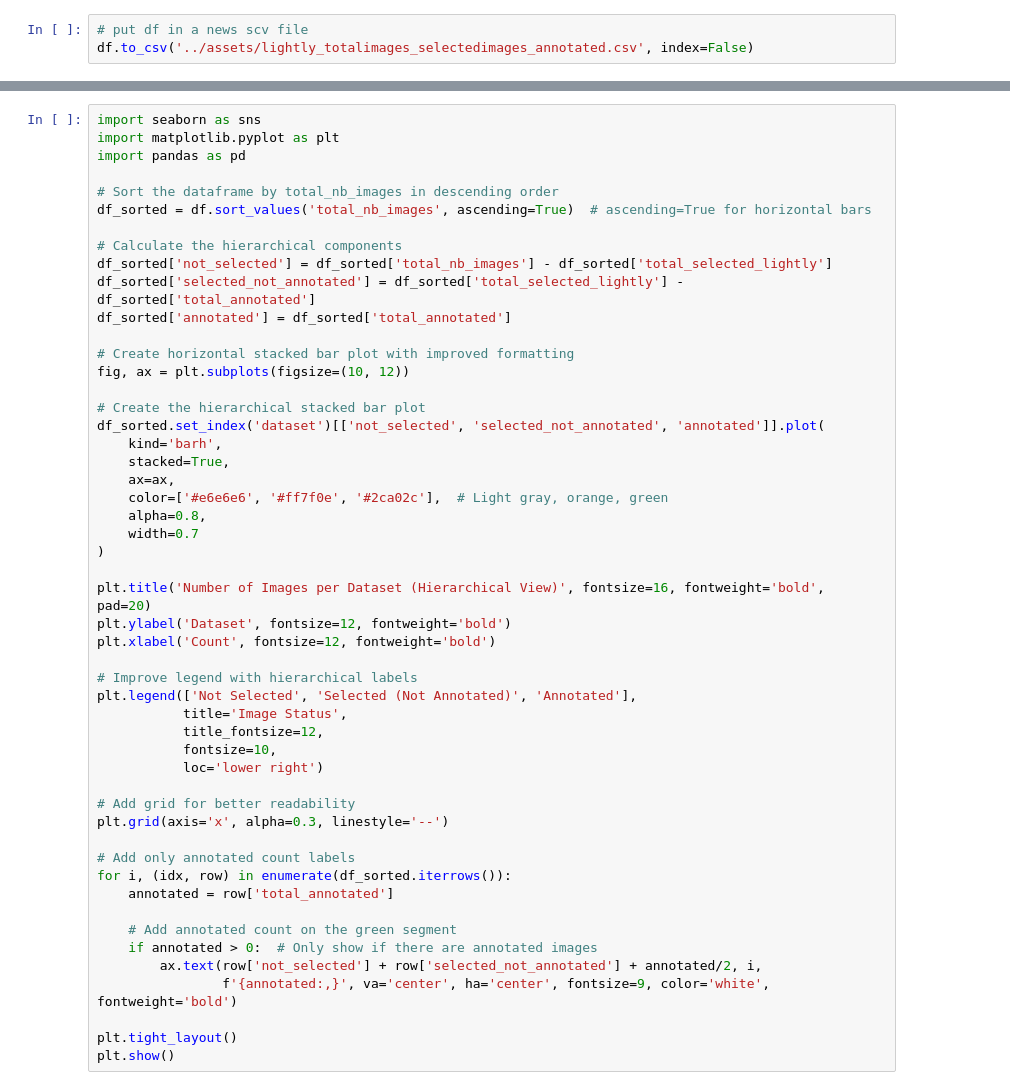
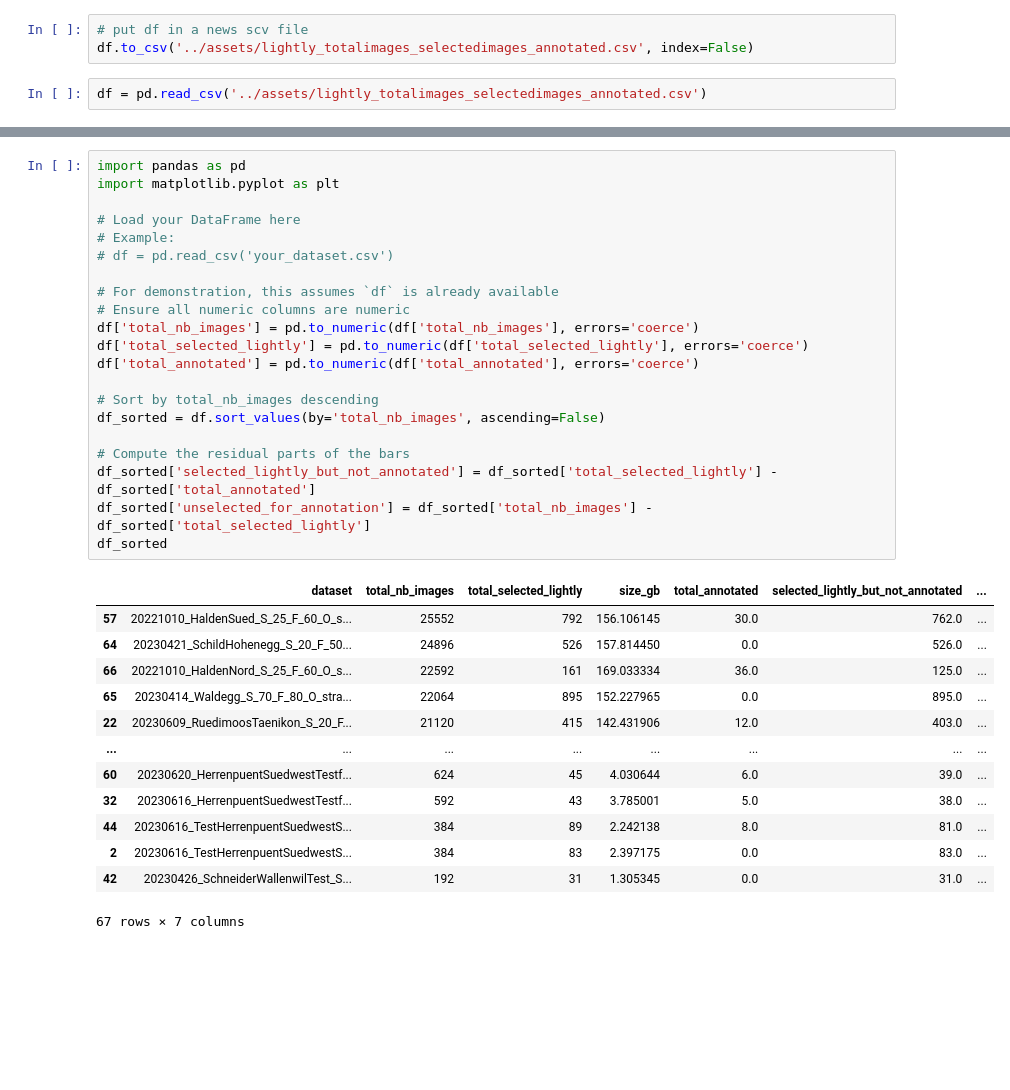
Before and after one commit to agroscope-ch/Rumex, a Jupyter notebook: notebooks/EDA0.ipynb, the cells around one changed output, grey strips where cells are left out. Cells and saved outputs as stored; diff of their text form; blank space fills up the shorter version.

```diff
--- a/notebooks/EDA0.ipynb
+++ b/notebooks/EDA0.ipynb
@@ -113,3 +172,5 @@ np.sum(df['total_annotated'])
 # %%
 # put df in a news scv file
 df.to_csv('../assets/lightly_totalimages_selectedimages_annotated.csv', index=False)
+# %%
+df = pd.read_csv('../assets/lightly_totalimages_selectedimages_annotated.csv')
@@ -116,51 +193,35 @@ df.to_csv('../assets/lightly_totalimages_selectedimages_annotated.csv', index=Fa
 # %%
-import seaborn as sns
+import pandas as pd
 import matplotlib.pyplot as plt
-import pandas as pd
 
-# Sort the dataframe by total_nb_images in descending order
-df_sorted = df.sort_values('total_nb_images', ascending=True)  # ascending=True for horizontal bars
+# Load your DataFrame here
+# Example:
+# df = pd.read_csv('your_dataset.csv')
 
-# Calculate the hierarchical components
-df_sorted['not_selected'] = df_sorted['total_nb_images'] - df_sorted['total_selected_lightly']
-df_sorted['selected_not_annotated'] = df_sorted['total_selected_lightly'] - df_sorted['total_annotated']
-df_sorted['annotated'] = df_sorted['total_annotated']
+# For demonstration, this assumes `df` is already available
+# Ensure all numeric columns are numeric
+df['total_nb_images'] = pd.to_numeric(df['total_nb_images'], errors='coerce')
+df['total_selected_lightly'] = pd.to_numeric(df['total_selected_lightly'], errors='coerce')
+df['total_annotated'] = pd.to_numeric(df['total_annotated'], errors='coerce')
 
-# Create horizontal stacked bar plot with improved formatting
-fig, ax = plt.subplots(figsize=(10, 12))
+# Sort by total_nb_images descending
+df_sorted = df.sort_values(by='total_nb_images', ascending=False)
 
-# Create the hierarchical stacked bar plot
-df_sorted.set_index('dataset')[['not_selected', 'selected_not_annotated', 'annotated']].plot(
-    kind='barh',
-    stacked=True,
-    ax=ax,
-    color=['#e6e6e6', '#ff7f0e', '#2ca02c'],  # Light gray, orange, green
-    alpha=0.8,
-    width=0.7
-)
-
-plt.title('Number of Images per Dataset (Hierarchical View)', fontsize=16, fontweight='bold', pad=20)
-plt.ylabel('Dataset', fontsize=12, fontweight='bold')
-plt.xlabel('Count', fontsize=12, fontweight='bold')
-
-# Improve legend with hierarchical labels
-plt.legend(['Not Selected', 'Selected (Not Annotated)', 'Annotated'],
-           title='Image Status',
-           title_fontsize=12,
-           fontsize=10,
-           loc='lower right')
-
-# Add grid for better readability
-plt.grid(axis='x', alpha=0.3, linestyle='--')
-
-# Add only annotated count labels
-for i, (idx, row) in enumerate(df_sorted.iterrows()):
-    annotated = row['total_annotated']
-
-    # Add annotated count on the green segment
-    if annotated > 0:  # Only show if there are annotated images
-        ax.text(row['not_selected'] + row['selected_not_annotated'] + annotated/2, i,
-                f'{annotated:,}', va='center', ha='center', fontsize=9, color='white', fontweight='bold')
-
-plt.tight_layout()
-plt.show()
+# Compute the residual parts of the bars
+df_sorted['selected_lightly_but_not_annotated'] = df_sorted['total_selected_lightly'] - df_sorted['total_annotated']
+df_sorted['unselected_for_annotation'] = df_sorted['total_nb_images'] - df_sorted['total_selected_lightly']
+df_sorted
+# %% [output]
+|  | dataset | total_nb_images | total_selected_lightly | size_gb | total_annotated | selected_lightly_but_not_annotated | ... |
+| 57 | 20221010_HaldenSued_S_25_F_60_O_s... | 25552 | 792 | 156.106145 | 30.0 | 762.0 | ... |
+| 64 | 20230421_SchildHohenegg_S_20_F_50... | 24896 | 526 | 157.814450 | 0.0 | 526.0 | ... |
+| 66 | 20221010_HaldenNord_S_25_F_60_O_s... | 22592 | 161 | 169.033334 | 36.0 | 125.0 | ... |
+| 65 | 20230414_Waldegg_S_70_F_80_O_stra... | 22064 | 895 | 152.227965 | 0.0 | 895.0 | ... |
+| 22 | 20230609_RuedimoosTaenikon_S_20_F... | 21120 | 415 | 142.431906 | 12.0 | 403.0 | ... |
+| ... | ... | ... | ... | ... | ... | ... | ... |
+| 60 | 20230620_HerrenpuentSuedwestTestf... | 624 | 45 | 4.030644 | 6.0 | 39.0 | ... |
+| 32 | 20230616_HerrenpuentSuedwestTestf... | 592 | 43 | 3.785001 | 5.0 | 38.0 | ... |
+| 44 | 20230616_TestHerrenpuentSuedwestS... | 384 | 89 | 2.242138 | 8.0 | 81.0 | ... |
+| 2 | 20230616_TestHerrenpuentSuedwestS... | 384 | 83 | 2.397175 | 0.0 | 83.0 | ... |
+| 42 | 20230426_SchneiderWallenwilTest_S... | 192 | 31 | 1.305345 | 0.0 | 31.0 | ... |
+67 rows × 7 columns
```
Also changed, not shown: parts of 30 cells of this notebook, 8 other files.
